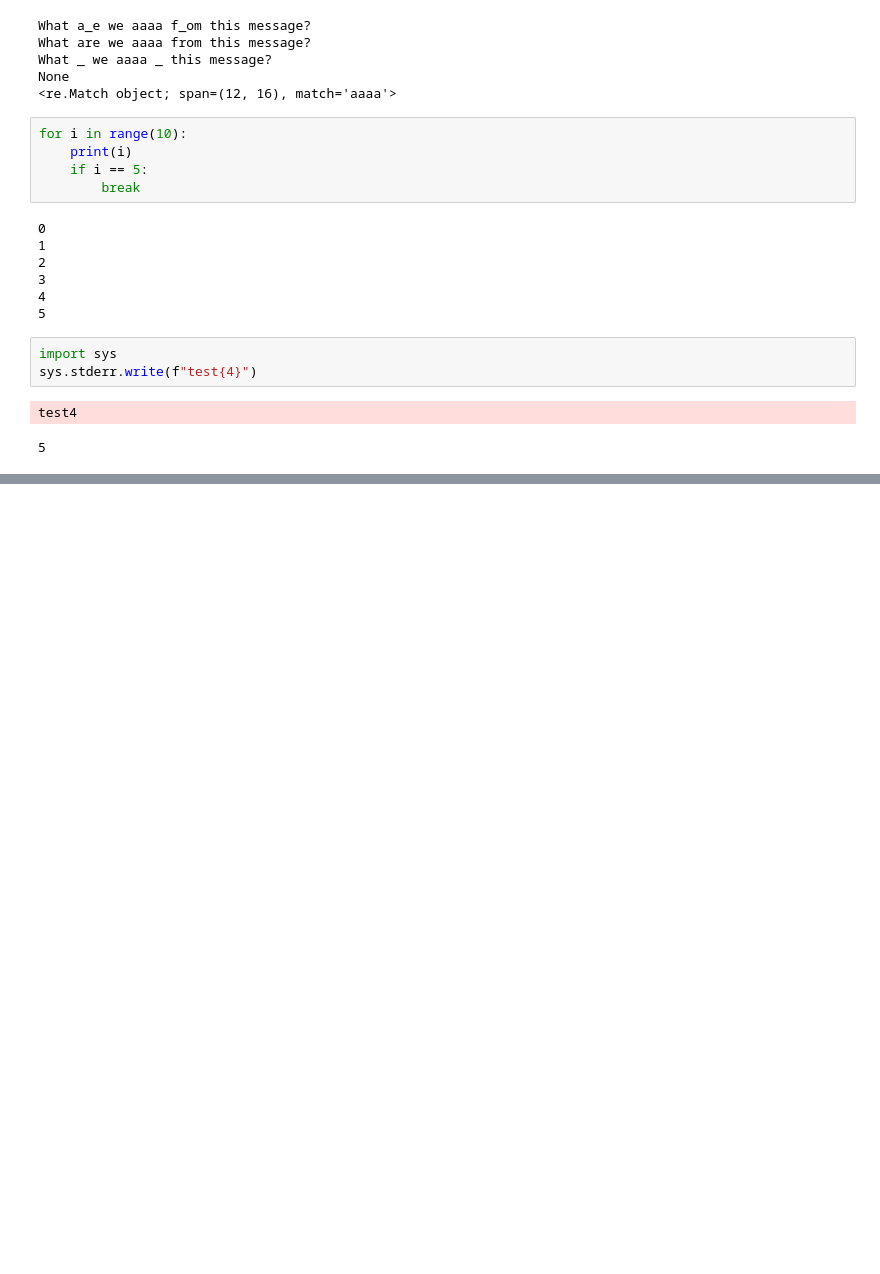
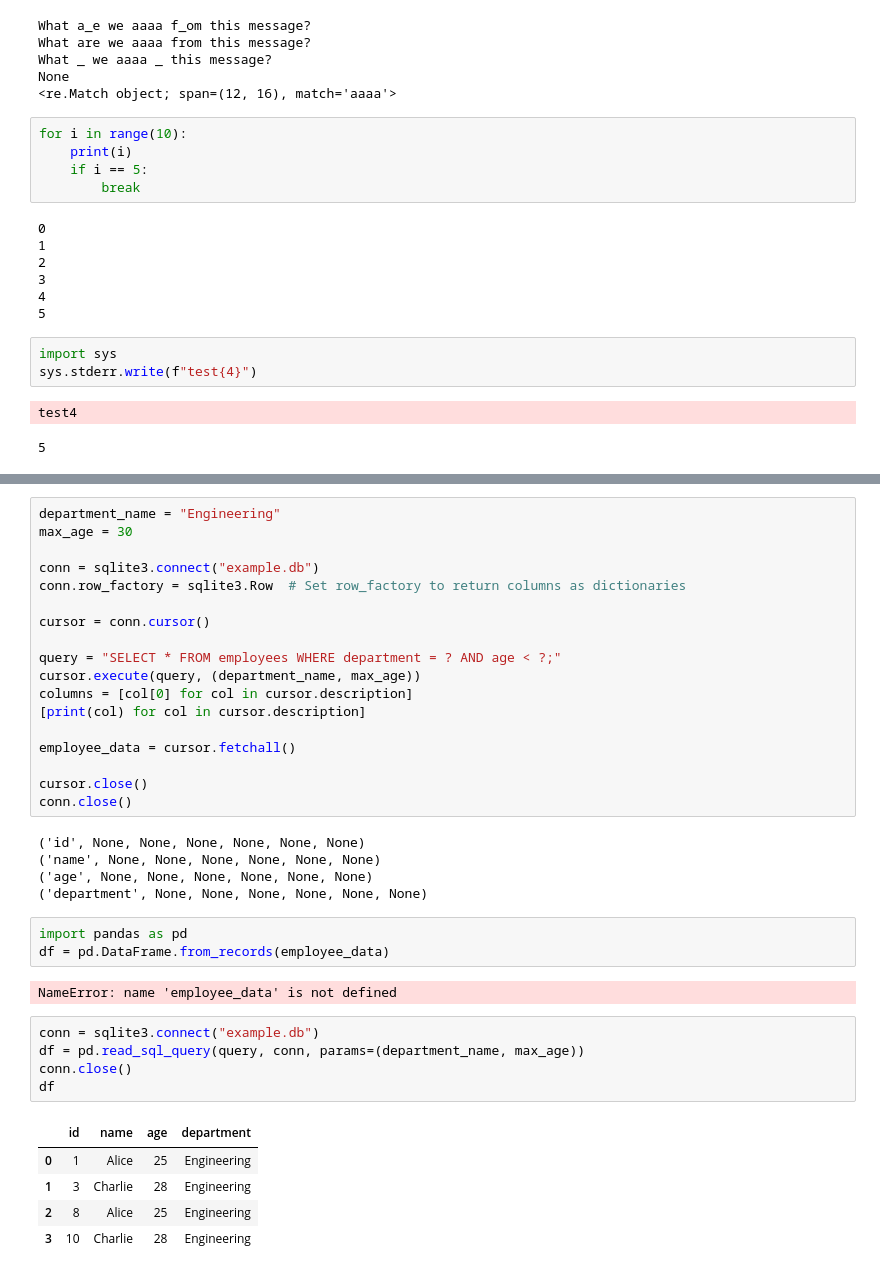
Before and after one commit to naviret/rl_bnab_maturation_pathways, a Jupyter notebook: development/development.ipynb, the cells around one changed output, grey strips where cells are left out. Saved outputs shown, nothing was run; the diff lists cells and outputs as text; blank space fills up the shorter version.

```diff
--- a/development/development.ipynb
+++ b/development/development.ipynb
@@ -188,0 +338,39 @@ test4
+# %%
+department_name = "Engineering"
+max_age = 30
+
+conn = sqlite3.connect("example.db")
+conn.row_factory = sqlite3.Row  # Set row_factory to return columns as dictionaries
+
+cursor = conn.cursor()
+
+query = "SELECT * FROM employees WHERE department = ? AND age < ?;"
+cursor.execute(query, (department_name, max_age))
+columns = [col[0] for col in cursor.description]
+[print(col) for col in cursor.description]
+
+employee_data = cursor.fetchall()
+
+cursor.close()
+conn.close()
+# %% [output]
+('id', None, None, None, None, None, None)
+('name', None, None, None, None, None, None)
+('age', None, None, None, None, None, None)
+('department', None, None, None, None, None, None)
+# %%
+import pandas as pd
+df = pd.DataFrame.from_records(employee_data)
+# %% [output]
+NameError: name 'employee_data' is not defined
+# %%
+conn = sqlite3.connect("example.db")
+df = pd.read_sql_query(query, conn, params=(department_name, max_age))
+conn.close()
+df
+# %% [output]
+|  | id | name | age | department |
+| 0 | 1 | Alice | 25 | Engineering |
+| 1 | 3 | Charlie | 28 | Engineering |
+| 2 | 8 | Alice | 25 | Engineering |
+| 3 | 10 | Charlie | 28 | Engineering |
```
Also changed, not shown: parts of 31 cells of this notebook, 4 other files.
